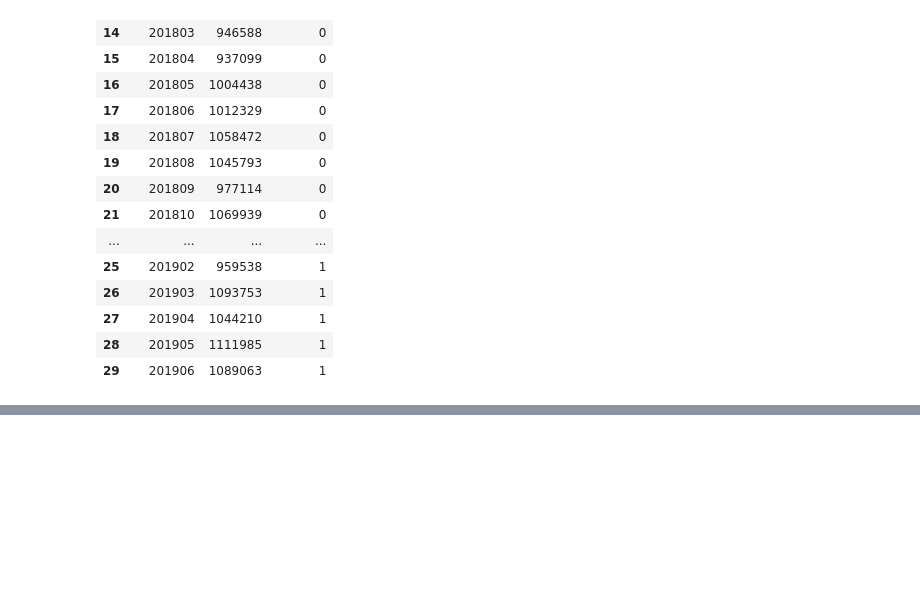
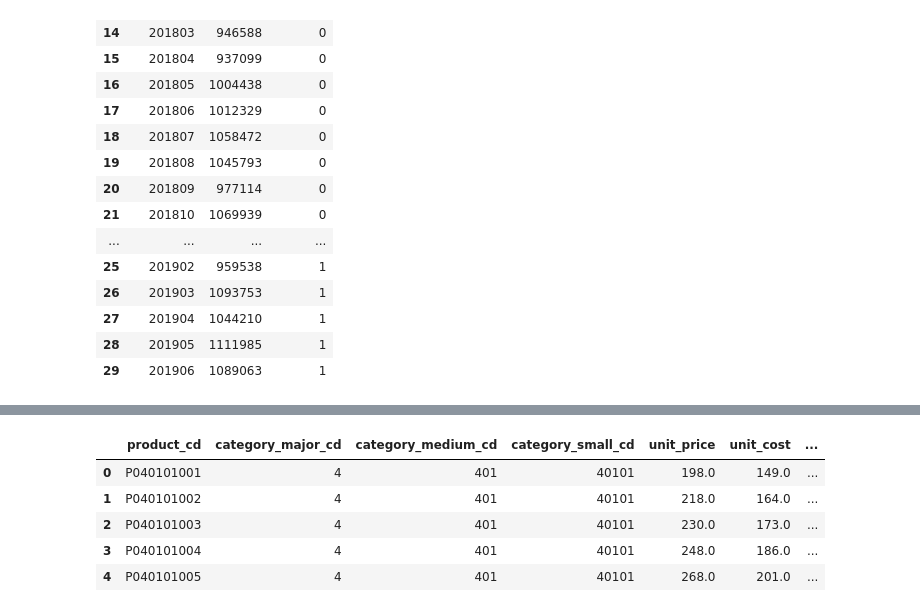
Before and after one commit to snaga/100knocks-preprocess, a Jupyter notebook: 100knocks-preprocess.ipynb, the cells around one changed output, grey strips where cells are left out. Cells and saved outputs as stored; diff of their text form; code cells hidden in the pictures; blank space fills up the shorter version.

```diff
--- a/100knocks-preprocess.ipynb
+++ b/100knocks-preprocess.ipynb
@@ -1625,0 +1731,11 @@ df_data_3
+# %%
+# 100
+df_product_tsv = pd.read_csv('./data/product_full.tsv', sep='\t', encoding='UTF-8')
+df_product_tsv.head()
+# %% [output]
+|  | product_cd | category_major_cd | category_medium_cd | category_small_cd | unit_price | unit_cost | ... |
+| 0 | P040101001 | 4 | 401 | 40101 | 198.0 | 149.0 | ... |
+| 1 | P040101002 | 4 | 401 | 40101 | 218.0 | 164.0 | ... |
+| 2 | P040101003 | 4 | 401 | 40101 | 230.0 | 173.0 | ... |
+| 3 | P040101004 | 4 | 401 | 40101 | 248.0 | 186.0 | ... |
+| 4 | P040101005 | 4 | 401 | 40101 | 268.0 | 201.0 | ... |
```
Also changed, not shown: parts of 11 cells of this notebook.
